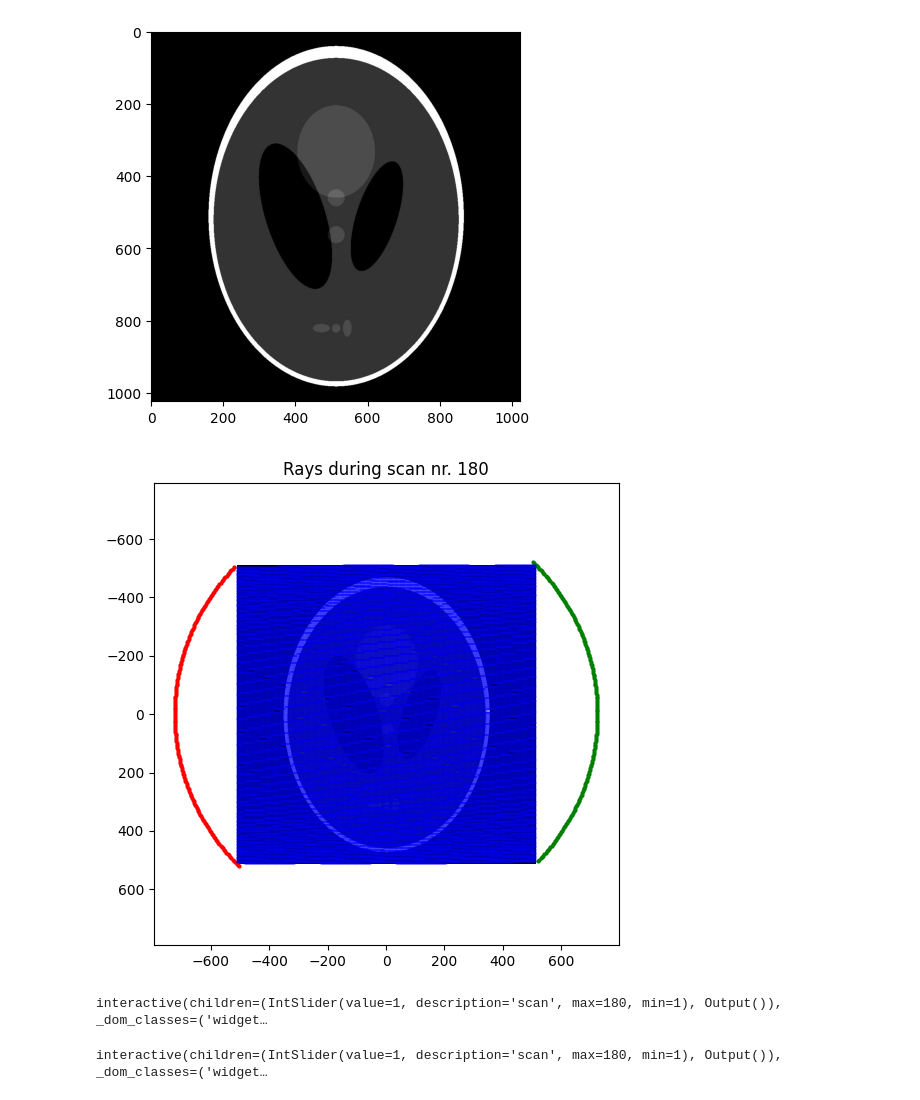
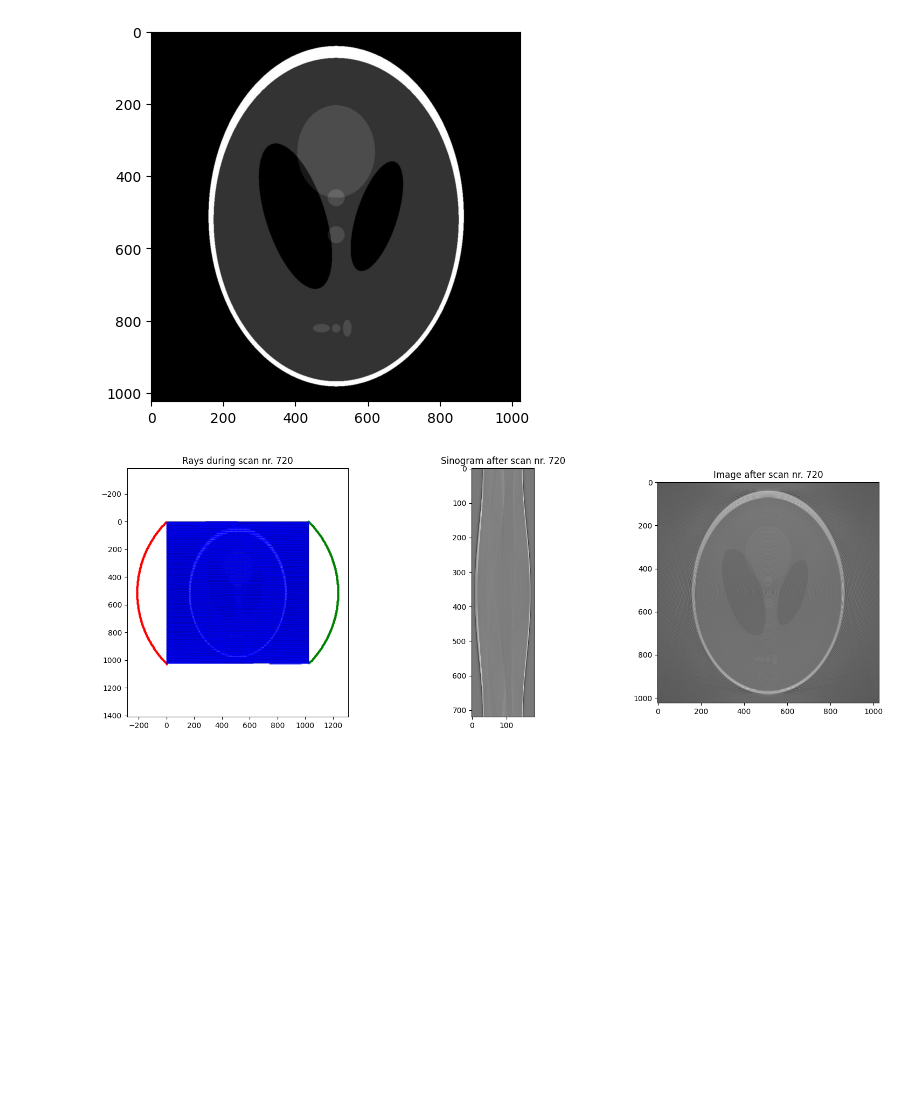
Before and after one commit to onyxcherry/IwM, a Jupyter notebook: notebook.ipynb, the cells around one changed output. Cells and saved outputs as stored; diff of their text form; code cells hidden in the pictures; blank space fills up the shorter version.

```diff
--- a/notebook.ipynb
+++ b/notebook.ipynb
@@ -362,18 +375,17 @@ def show_image(images: NDArray, scan: int):
 # filename = "Kropka.jpg"
 filename = "Shepp_logan.jpg"
 
-scans_count = 180
-# scans_count = 90
+scans_count = 720
 
 alfa_step = pi / scans_count
 
 detectors_count = 180
-# detectors_count = 160
 
 detectors_angular_aperture = 0.5 * pi
 
 has_to_use_sinogram_filter = True
-has_to_show_intermediate_steps = True
+has_to_save_intermediate_steps = False
+has_to_show_intermediate_steps = False
 
 image = load_bitmap(filename)
 plt.imshow(image)
@@ -381,32 +393,6 @@ image.close()
 # %% [output]
 [figure]
 # %%
-scan_rays = calculate_scan_rays(
-        filename, scans_count, alfa_step, detectors_count, detectors_angular_aperture, has_to_show_intermediate_steps
-    )
+states = simulateComputedTomographyScan(filename, scans_count, alfa_step, detectors_count, detectors_angular_aperture, has_to_use_sinogram_filter, has_to_show_intermediate_steps)
 # %% [output]
-[figure, old version]
+[figure, new version]
-# %%
-sinogram = calculate_sinogram(filename, scan_rays, has_to_use_sinogram_filter, has_to_show_intermediate_steps)
-if has_to_show_intermediate_steps:
-    clear_output(wait=True)
-    ipywidgets.interact(show_sinogram
-                        , sinogram = ipywidgets.fixed(sinogram)
-                        , scan = ipywidgets.IntSlider(min=1, max=scans_count))
-# %% [output]
-interactive(children=(IntSlider(value=1, description='scan', max=180, min=1), Output()), _dom_classes=('widget…
-# %%
-image_data = make_image(filename, scan_rays, sinogram, has_to_show_intermediate_steps)
-if has_to_show_intermediate_steps:
-    clear_output(wait=True)
-    ipywidgets.interact(show_image
-                        , images = ipywidgets.fixed(image_data)
-                        , scan = ipywidgets.IntSlider(min=1, max=scans_count))
-else:
-    plt.figure(figsize=(6,6))
-    plt.imshow(image_data, cmap="gray")
-    plt.title(f"Final image after {scans_count} scans")
-    clear_output(wait=True)
-    plt.show()
-# %% [output]
-interactive(children=(IntSlider(value=1, description='scan', max=180, min=1), Output()), _dom_classes=('widget…
```
Also changed, not shown: parts of 8 cells of this notebook.
